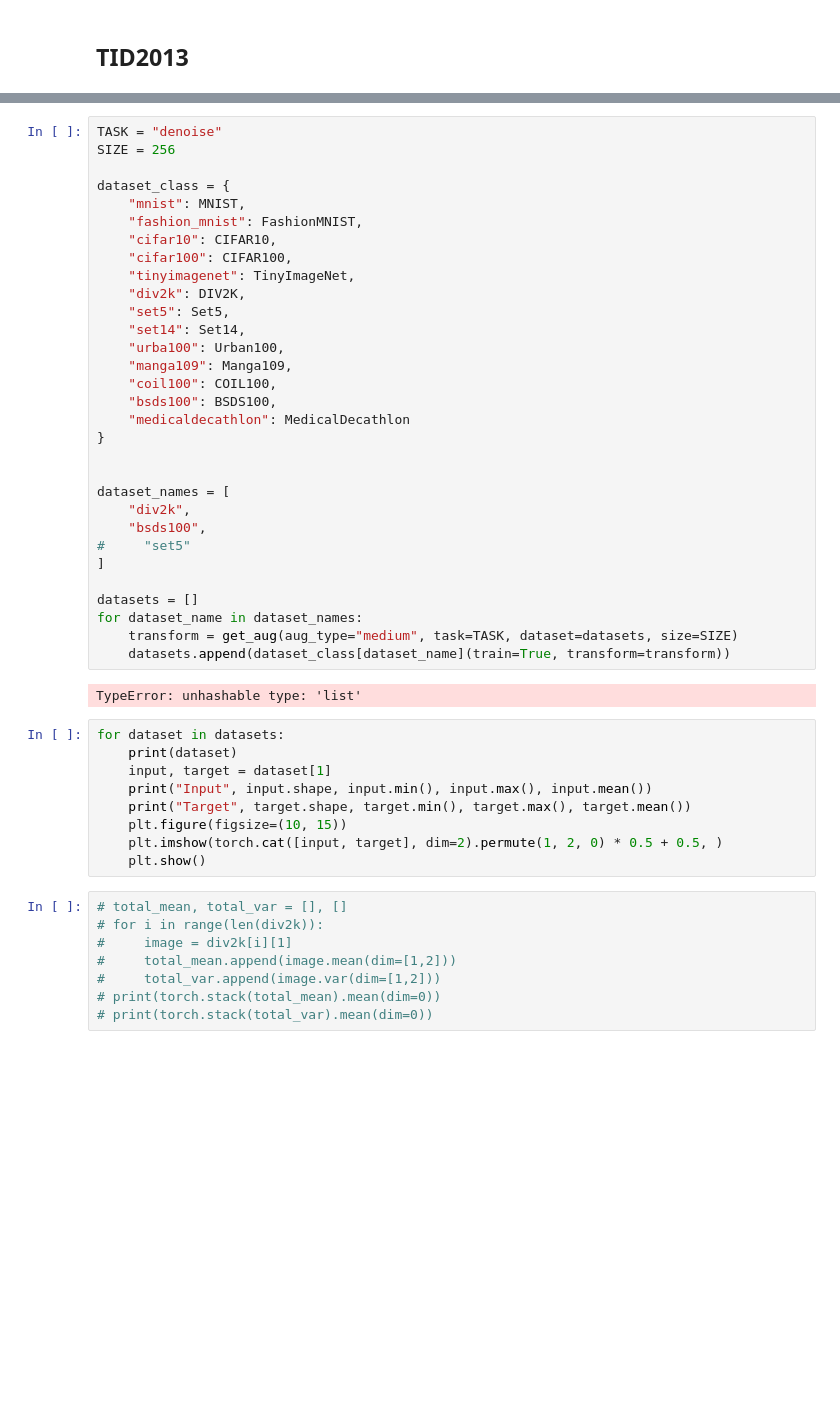
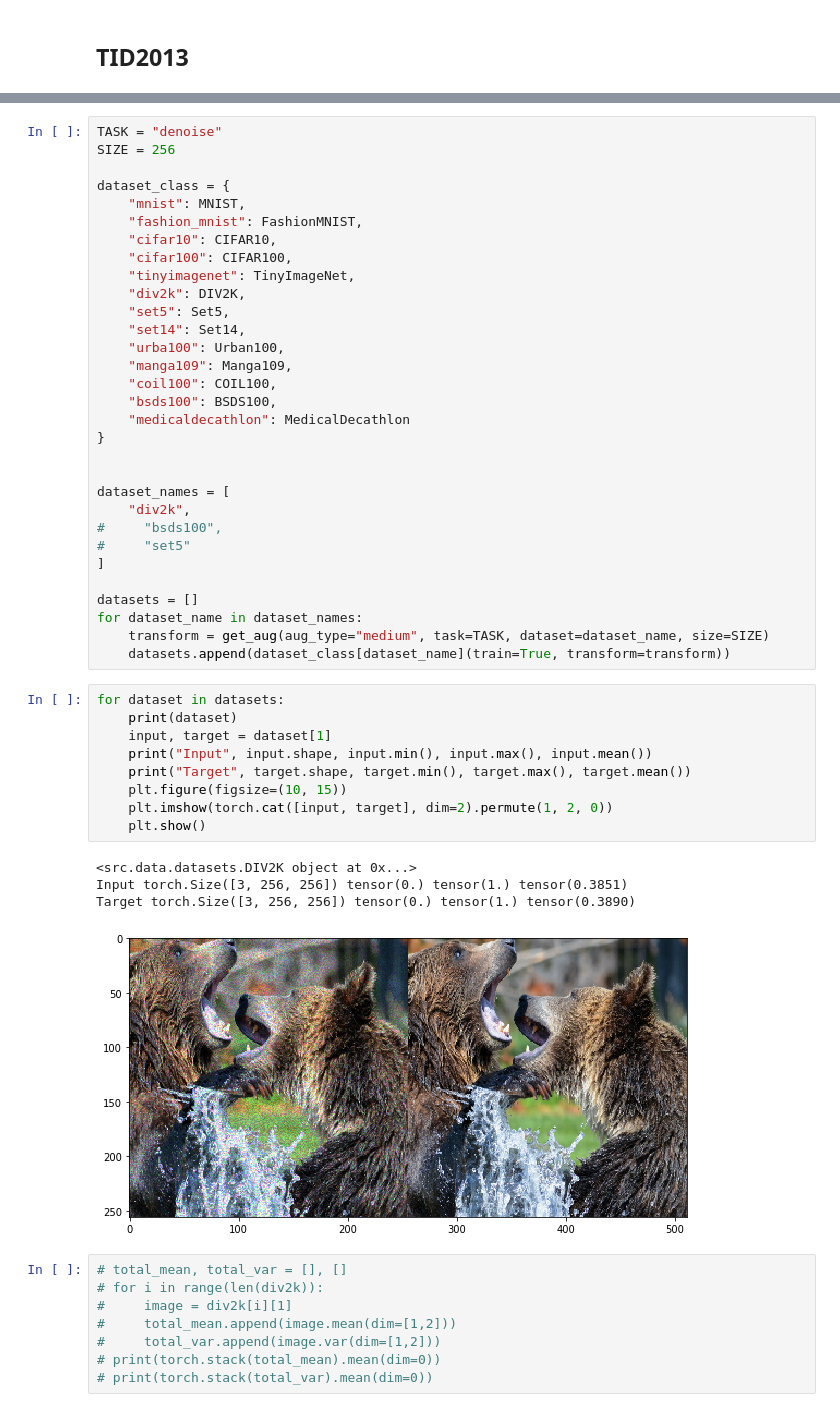
Before and after one commit to zakajd/metrics-comparison, a Jupyter notebook: notebooks/Tests.ipynb, the cells around one changed output, grey strips where cells are left out. Saved outputs shown, nothing was run; the diff lists cells and outputs as text; blank space fills up the shorter version.

```diff
--- a/notebooks/Tests.ipynb
+++ b/notebooks/Tests.ipynb
@@ -737,25 +735,28 @@ dataset_class = {
 
 dataset_names = [
     "div2k",
-    "bsds100",
+#     "bsds100",
 #     "set5"
 ]
 
 datasets = []
 for dataset_name in dataset_names:
-    transform = get_aug(aug_type="medium", task=TASK, dataset=datasets, size=SIZE)
+    transform = get_aug(aug_type="medium", task=TASK, dataset=dataset_name, size=SIZE)
     datasets.append(dataset_class[dataset_name](train=True, transform=transform))
-# %% [output]
-TypeError: unhashable type: 'list'
 # %%
 for dataset in datasets:
     print(dataset)
     input, target = dataset[1]
     print("Input", input.shape, input.min(), input.max(), input.mean())
     print("Target", target.shape, target.min(), target.max(), target.mean())
     plt.figure(figsize=(10, 15))
-    plt.imshow(torch.cat([input, target], dim=2).permute(1, 2, 0) * 0.5 + 0.5, )
+    plt.imshow(torch.cat([input, target], dim=2).permute(1, 2, 0))
     plt.show()
+# %% [output]
+<src.data.datasets.DIV2K object at 0x...>
+Input torch.Size([3, 256, 256]) tensor(0.) tensor(1.) tensor(0.3851)
+Target torch.Size([3, 256, 256]) tensor(0.) tensor(1.) tensor(0.3890)
+[figure, added]
 # %%
 # total_mean, total_var = [], []
 # for i in range(len(div2k)):
```
Also changed, not shown: parts of 4 cells of this notebook, 4 other files.
